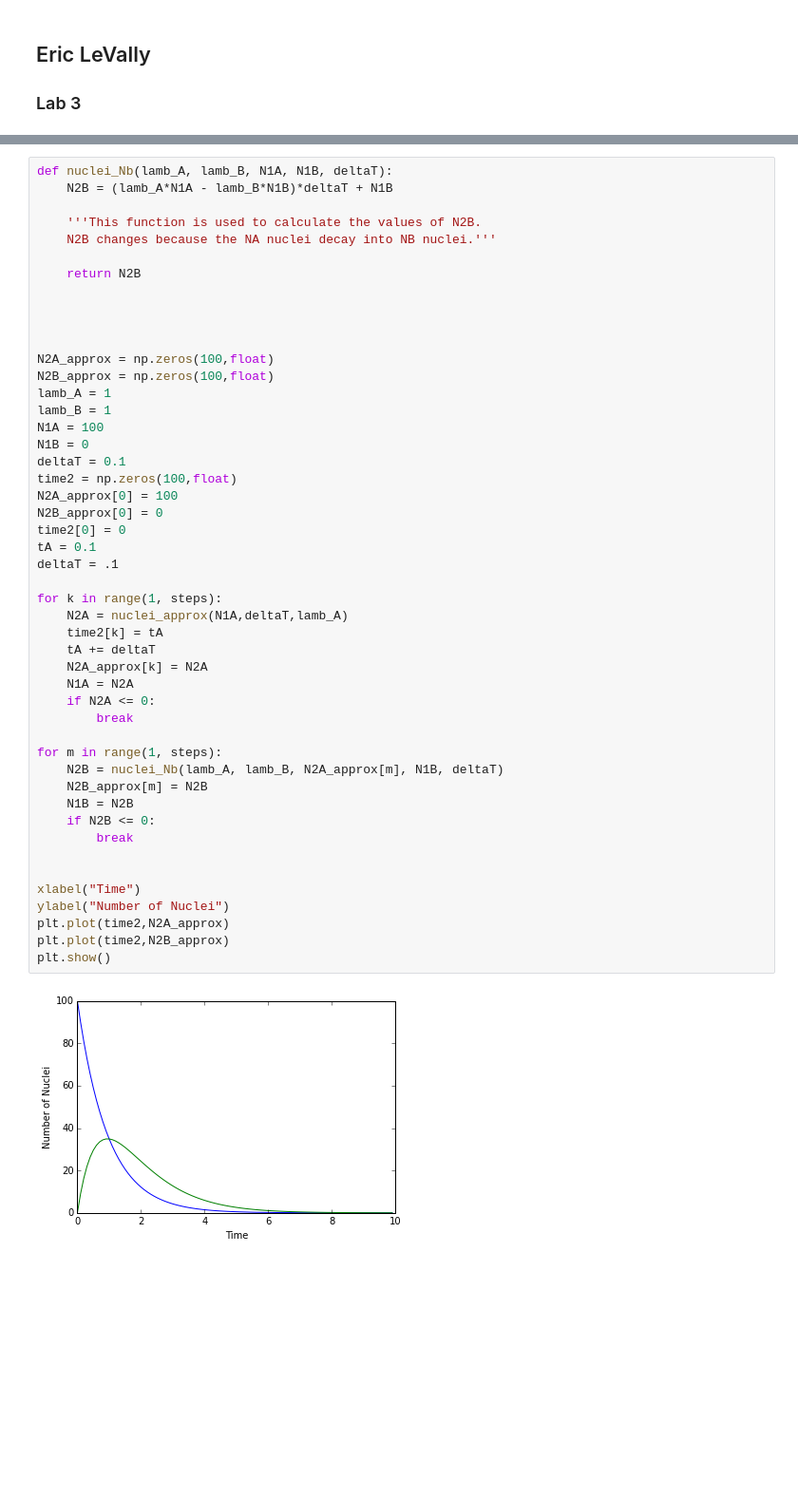
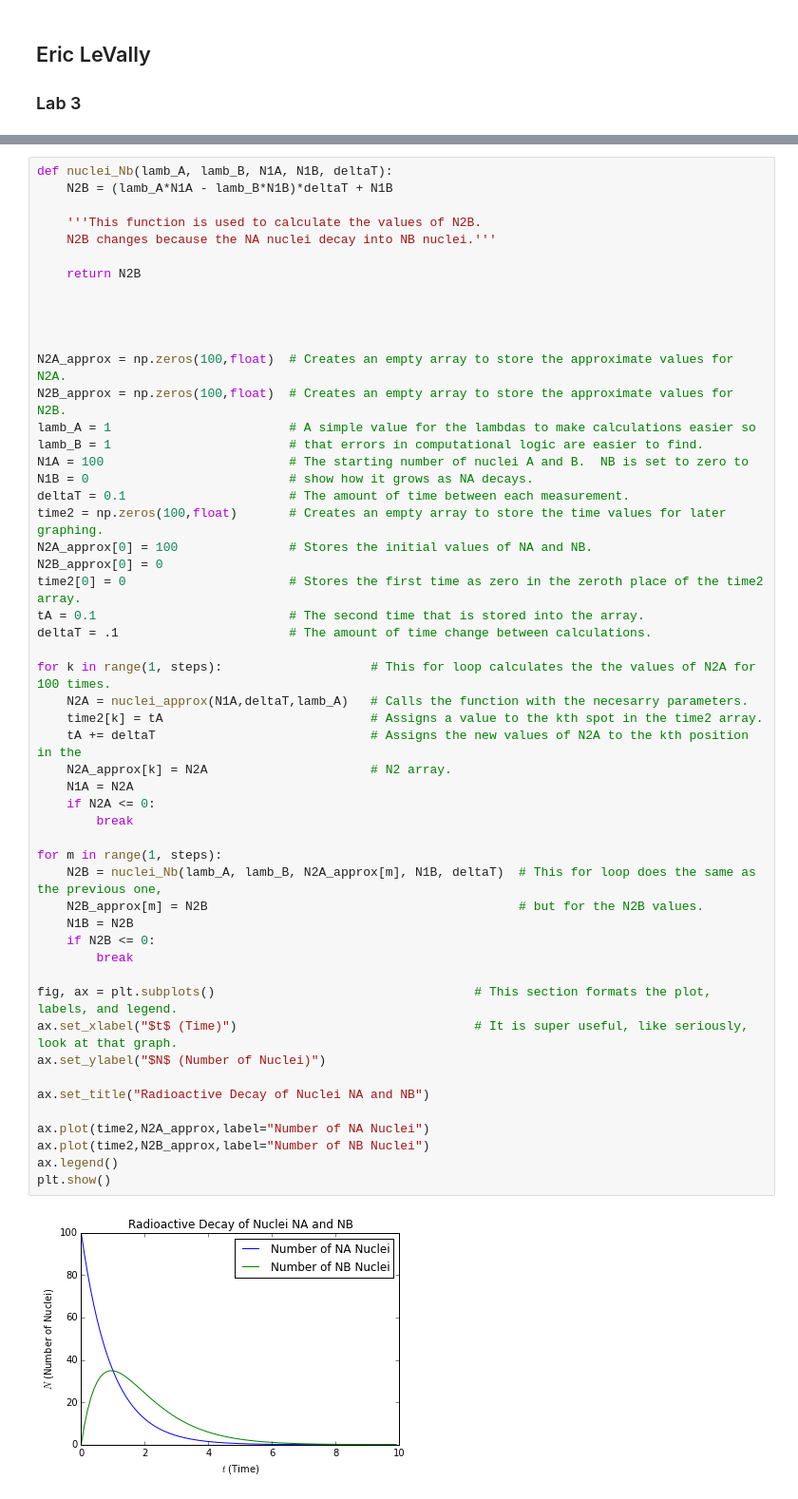
Before and after one commit to elevally/Labs, a Jupyter notebook: Lab 3/Lab 3.ipynb, the cells around one changed output, grey strips where cells are left out. Shown at 95% size. Saved outputs shown, nothing was run; the diff lists cells and outputs as text; blank space fills up the shorter version.

```diff
--- a/Lab 3/Lab 3.ipynb
+++ b/Lab 3/Lab 3.ipynb
@@ -68,50 +76,54 @@ B).  A value of 0.01 for deltaT gives amazing results. If lamda is 0.1 it matche
 # %%
 def nuclei_Nb(lamb_A, lamb_B, N1A, N1B, deltaT):
     N2B = (lamb_A*N1A - lamb_B*N1B)*deltaT + N1B
 
     '''This function is used to calculate the values of N2B.
     N2B changes because the NA nuclei decay into NB nuclei.'''
 
     return N2B
 
 
 
 
-N2A_approx = np.zeros(100,float)
-N2B_approx = np.zeros(100,float)
-lamb_A = 1
-lamb_B = 1
-N1A = 100
-N1B = 0
-deltaT = 0.1
-time2 = np.zeros(100,float)
-N2A_approx[0] = 100
+N2A_approx = np.zeros(100,float)  # Creates an empty array to store the approximate values for N2A.
+N2B_approx = np.zeros(100,float)  # Creates an empty array to store the approximate values for N2B.
+lamb_A = 1                        # A simple value for the lambdas to make calculations easier so
+lamb_B = 1                        # that errors in computational logic are easier to find.
+N1A = 100                         # The starting number of nuclei A and B.  NB is set to zero to
+N1B = 0                           # show how it grows as NA decays.
+deltaT = 0.1                      # The amount of time between each measurement.
+time2 = np.zeros(100,float)       # Creates an empty array to store the time values for later graphing.
+N2A_approx[0] = 100               # Stores the initial values of NA and NB.
 N2B_approx[0] = 0
-time2[0] = 0
-tA = 0.1
-deltaT = .1
+time2[0] = 0                      # Stores the first time as zero in the zeroth place of the time2 array.
+tA = 0.1                          # The second time that is stored into the array.
+deltaT = .1                       # The amount of time change between calculations.
 
-for k in range(1, steps):
-    N2A = nuclei_approx(N1A,deltaT,lamb_A)
-    time2[k] = tA
-    tA += deltaT
-    N2A_approx[k] = N2A
+for k in range(1, steps):                    # This for loop calculates the the values of N2A for 100 times.
+    N2A = nuclei_approx(N1A,deltaT,lamb_A)   # Calls the function with the necesarry parameters.
+    time2[k] = tA                            # Assigns a value to the kth spot in the time2 array.
+    tA += deltaT                             # Assigns the new values of N2A to the kth position in the
+    N2A_approx[k] = N2A                      # N2 array.
     N1A = N2A
     if N2A <= 0:
         break
 
 for m in range(1, steps):
-    N2B = nuclei_Nb(lamb_A, lamb_B, N2A_approx[m], N1B, deltaT)
-    N2B_approx[m] = N2B
+    N2B = nuclei_Nb(lamb_A, lamb_B, N2A_approx[m], N1B, deltaT)  # This for loop does the same as the previous one,
+    N2B_approx[m] = N2B                                          # but for the N2B values.
     N1B = N2B
     if N2B <= 0:
         break
 
+fig, ax = plt.subplots()                                   # This section formats the plot, labels, and legend.
+ax.set_xlabel("$t$ (Time)")                                # It is super useful, like seriously, look at that graph.
+ax.set_ylabel("$N$ (Number of Nuclei)")
 
-xlabel("Time")
-ylabel("Number of Nuclei")
-plt.plot(time2,N2A_approx)
-plt.plot(time2,N2B_approx)
+ax.set_title("Radioactive Decay of Nuclei NA and NB")
+
+ax.plot(time2,N2A_approx,label="Number of NA Nuclei")
+ax.plot(time2,N2B_approx,label="Number of NB Nuclei")
+ax.legend()
 plt.show()
 # %% [output]
-[figure, old version]
+[figure, new version]
```
Also changed, not shown: parts of 3 cells of this notebook.
